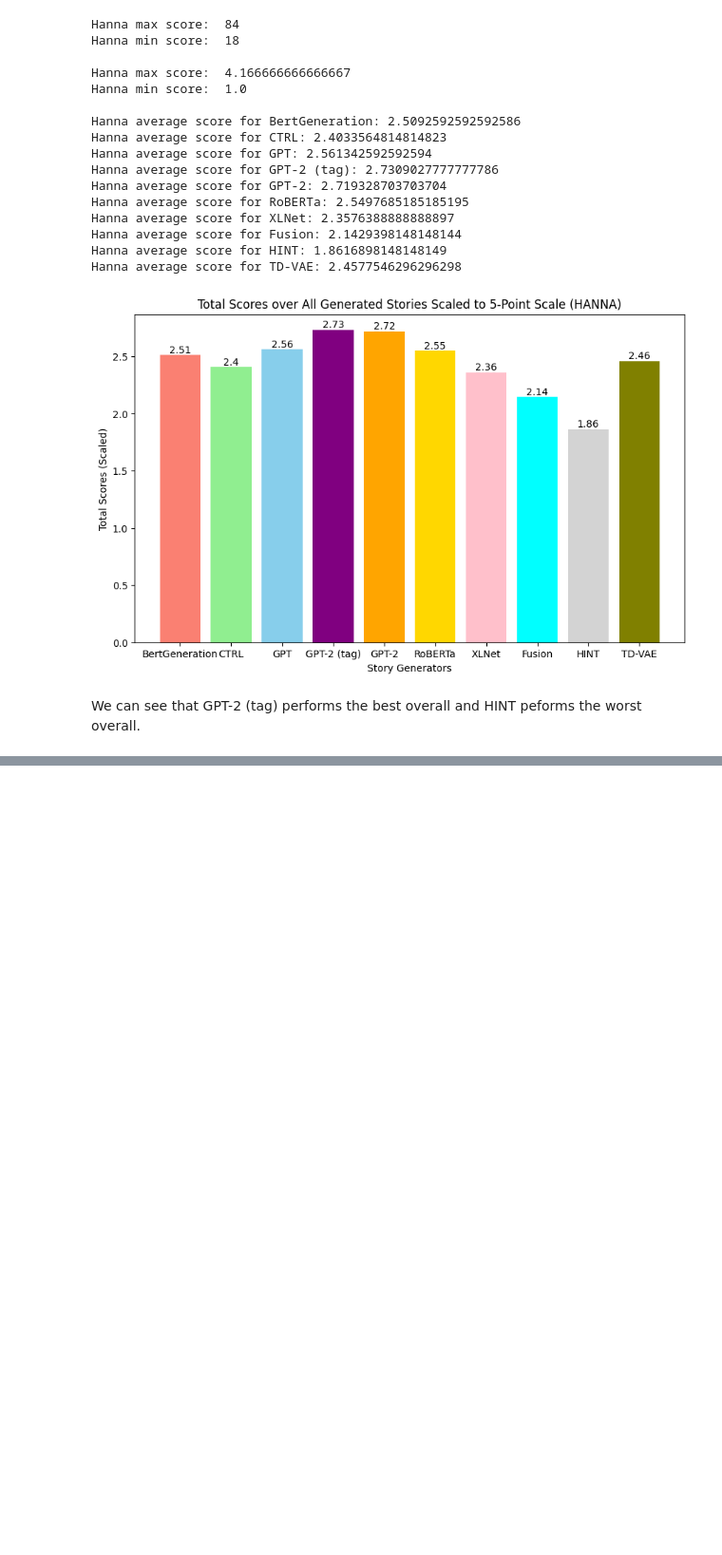
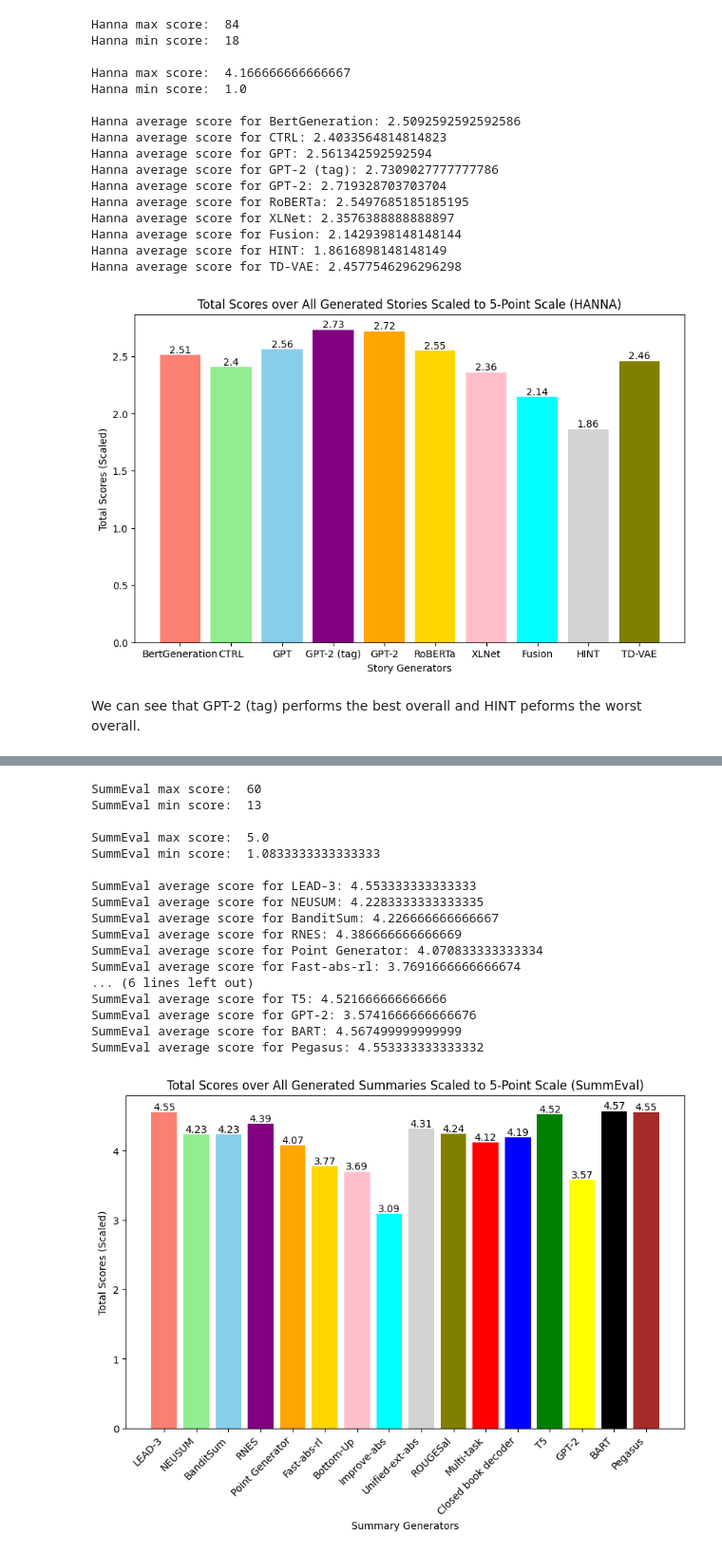
Before and after one commit to flyingdoubleG/MARP, a Jupyter notebook: test.ipynb, the cells around one changed output, grey strips where cells are left out. Shown: that part at 95% size. Drawn from its saved outputs; the diff is of its cells as text; code cells hidden in the pictures; blank space fills up the shorter version.

```diff
--- a/test.ipynb
+++ b/test.ipynb
@@ -435,0 +482,74 @@ We can see that GPT-2 (tag) performs the best overall and HINT peforms the worst
+# %%
+max_score = 0
+min_score = 10000
+for prompt in prompt2Stories:
+    for writer in prompt2Stories[prompt]:
+        score = prompt2Scores[prompt][writer]
+        max_score = max(max_score, score)
+        min_score = min(min_score, score)
+
+print("SummEval max score: ", max_score)
+print("SummEval min score: ", min_score, "\n")
+
+max_score = 0
+min_score = 10000
+for prompt in prompt2Stories:
+    for writer in writers:
+        prompt2Scores[prompt][writer] /= 12
+        score = prompt2Scores[prompt][writer]
+        max_score = max(max_score, score)
+        min_score = min(min_score, score)
+
+print("SummEval max score: ", max_score)
+print("SummEval min score: ", min_score, "\n")
+
+writer_scores = {writer: 0 for writer in writers}
+for writer in writers:
+    for prompt in prompt2Scores:
+        writer_scores[writer] += prompt2Scores[prompt][writer]
+    assert len(prompt2Scores) == 100
+    writer_scores[writer] /= len(prompt2Scores)
+
+for writer in writers:
+    print(f"SummEval average score for {writer}: {writer_scores[writer]}")
+
+# Plot the average scores per writer
+scores = [writer_scores[writer] for writer in writers]
+
+# Creating the bar graph
+plt.figure(figsize=(10, 6))
+colors = ['salmon', 'lightgreen', 'skyblue', 'purple', 'orange', 'gold', 'pink', 'cyan', 'lightgrey', 'olive', 'red', 'blue', 'green', 'yellow', 'black', 'brown']
+bars = plt.bar(writers, scores, color=colors)
+
+# Adding the numeric score on the corresponding bar
+for bar in bars:
+    yval = bar.get_height()
+    plt.text(bar.get_x() + bar.get_width()/2, yval, round(yval, 2), ha='center', va='bottom')
+
+# Adding labels and title
+plt.xlabel('Summary Generators')
+plt.ylabel('Total Scores (Scaled)')
+plt.title('Total Scores over All Generated Summaries Scaled to 5-Point Scale (SummEval)')
+plt.xticks(rotation=45, ha='right')
+
+# Display the plot
+plt.show()
+# %% [output]
+SummEval max score:  60
+SummEval min score:  13
+
+SummEval max score:  5.0
+SummEval min score:  1.0833333333333333
+
+SummEval average score for LEAD-3: 4.553333333333333
+SummEval average score for NEUSUM: 4.2283333333333335
+SummEval average score for BanditSum: 4.226666666666667
+SummEval average score for RNES: 4.386666666666669
+SummEval average score for Point Generator: 4.070833333333334
+SummEval average score for Fast-abs-rl: 3.7691666666666674
+... (6 lines left out)
+SummEval average score for T5: 4.521666666666666
+SummEval average score for GPT-2: 3.5741666666666676
+SummEval average score for BART: 4.567499999999999
+SummEval average score for Pegasus: 4.553333333333332
+[figure, added]
```
Also changed, not shown: parts of 9 cells of this notebook.
